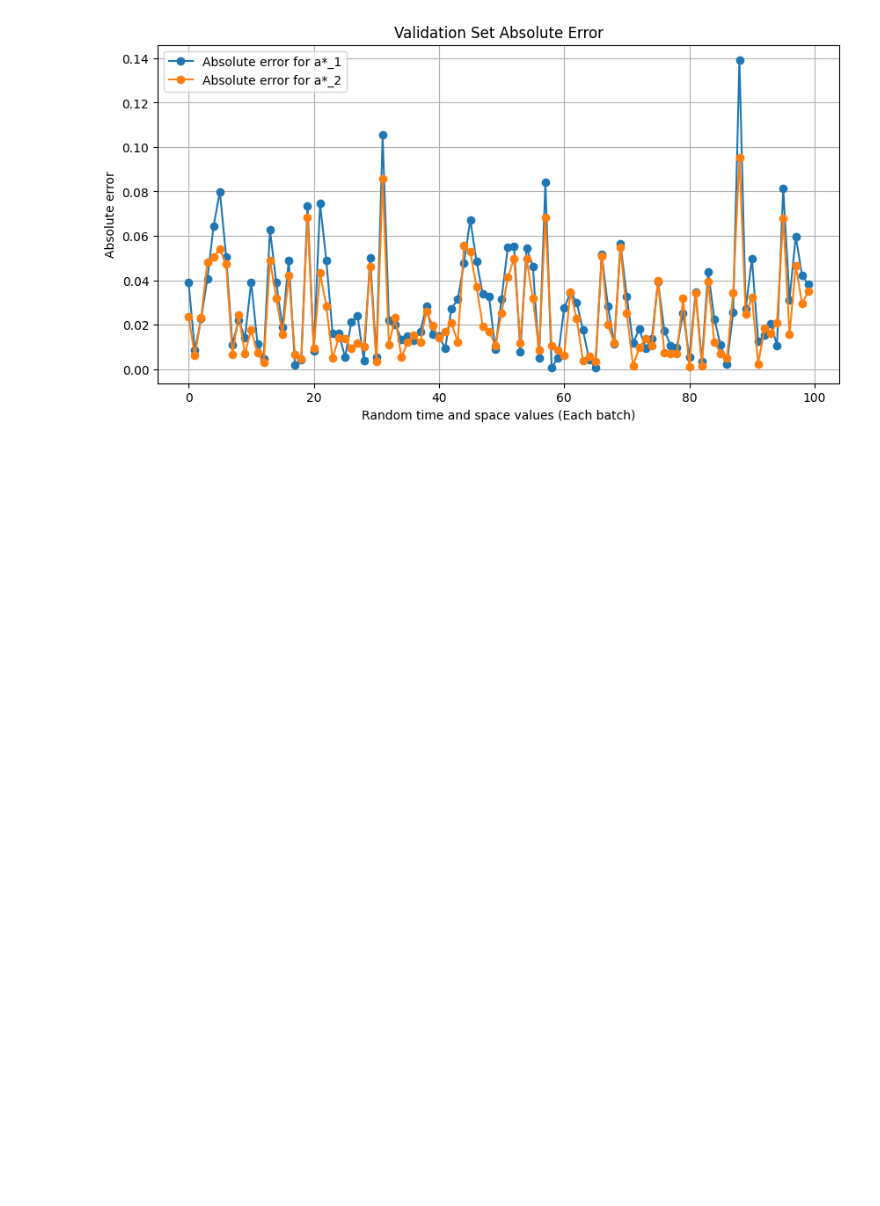
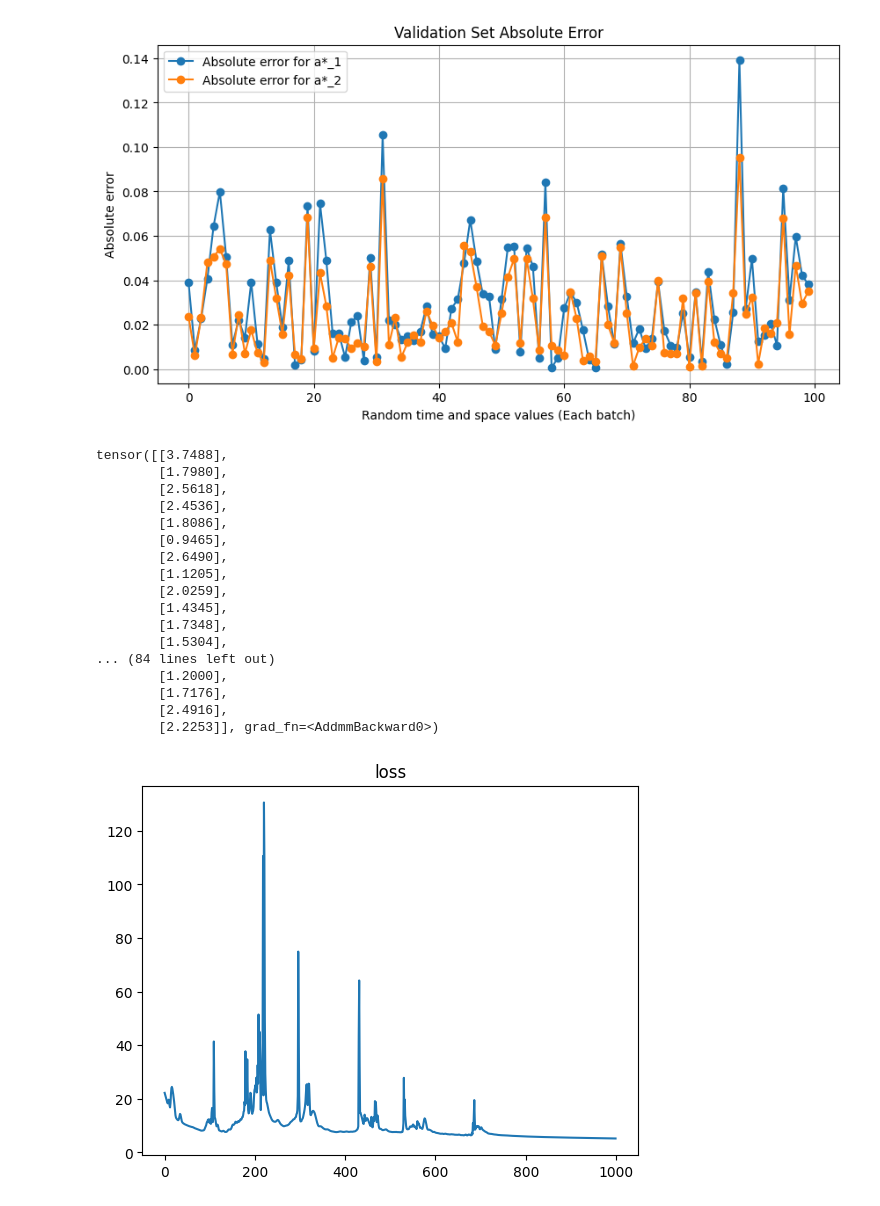
Before and after one commit to axelk99/SCDAA, a Jupyter notebook: Untitled.ipynb, the cells around one changed output. Saved outputs shown, nothing was run; the diff lists cells and outputs as text; code cells hidden in the pictures; blank space fills up the shorter version.

```diff
--- a/Untitled.ipynb
+++ b/Untitled.ipynb
@@ -376,0 +438,24 @@ torch.Size([100, 2])
+# %%
+print(model_dgm(time, space))
+plt.plot(losses)
+plt.title("loss")
+plt.show()
+# %% [output]
+tensor([[3.7488],
+        [1.7980],
+        [2.5618],
+        [2.4536],
+        [1.8086],
+        [0.9465],
+        [2.6490],
+        [1.1205],
+        [2.0259],
+        [1.4345],
+        [1.7348],
+        [1.5304],
+... (84 lines left out)
+        [1.2000],
+        [1.7176],
+        [2.4916],
+        [2.2253]], grad_fn=<AddmmBackward0>)
+[figure, added]
```
Also changed, not shown: parts of 1 cell of this notebook.
